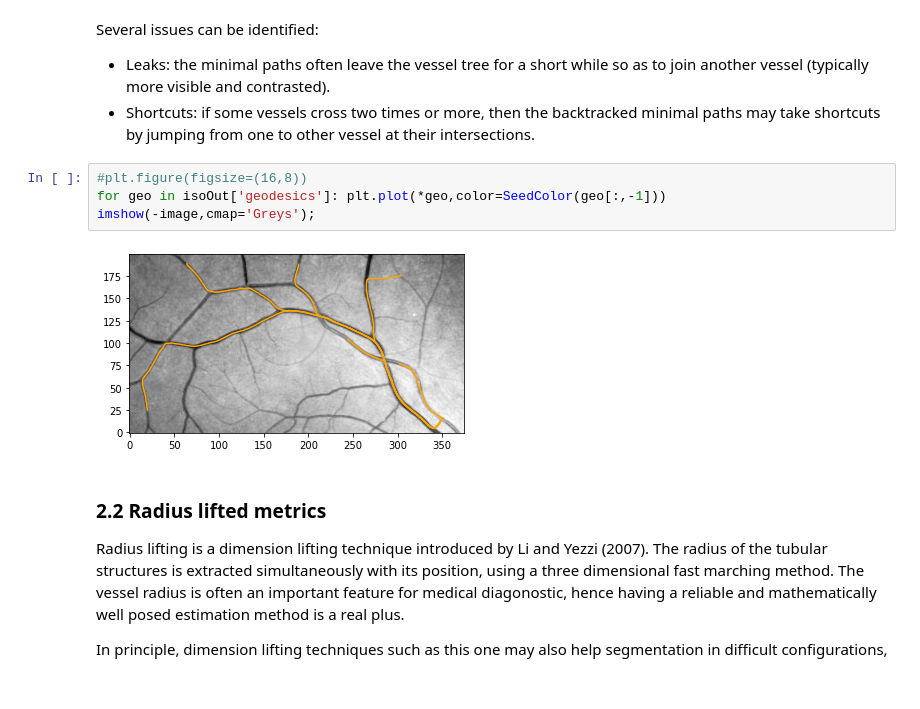
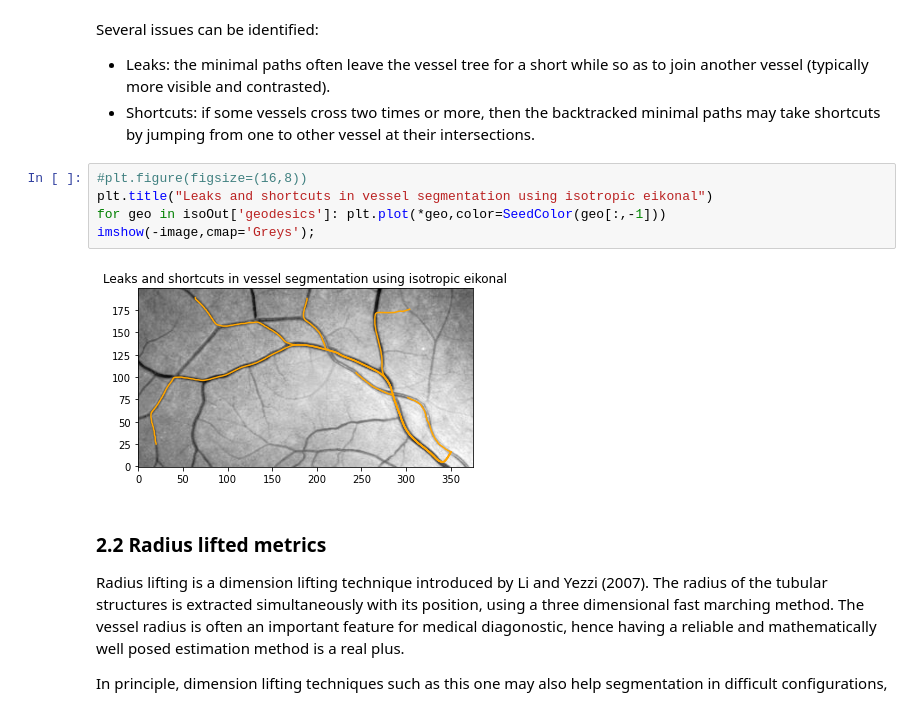
Before and after one commit to Mirebeau/AdaptiveGridDiscretizations, a Jupyter notebook: Notebooks_FMM/Tubular.ipynb, the cells around one changed output. Saved outputs shown, nothing was run; the diff lists cells and outputs as text.

```diff
--- a/Notebooks_FMM/Tubular.ipynb
+++ b/Notebooks_FMM/Tubular.ipynb
@@ -445,10 +467,11 @@ Several issues can be identified:
 * Shortcuts: if some vessels cross two times or more, then the backtracked minimal paths may take shortcuts by jumping from one to other vessel at their intersections.
 # %%
 #plt.figure(figsize=(16,8))
+plt.title("Leaks and shortcuts in vessel segmentation using isotropic eikonal")
 for geo in isoOut['geodesics']: plt.plot(*geo,color=SeedColor(geo[:,-1]))
 imshow(-image,cmap='Greys');
 # %% [output]
-[figure, old version]
+[figure, new version]
 # %% [markdown]
 ### 2.2 Radius lifted metrics
 
```
Also changed, not shown: parts of 48 cells of this notebook, 1 other file.
